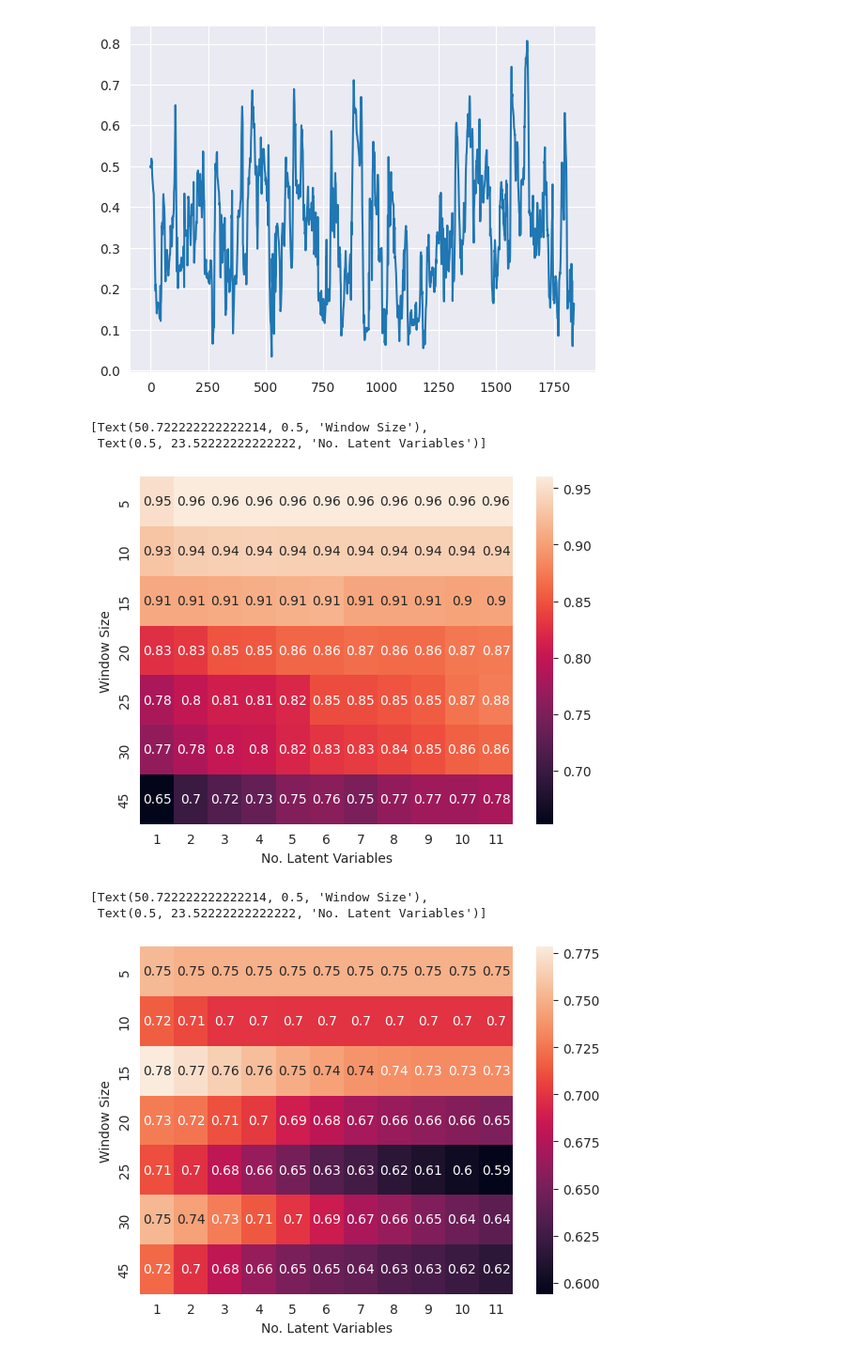
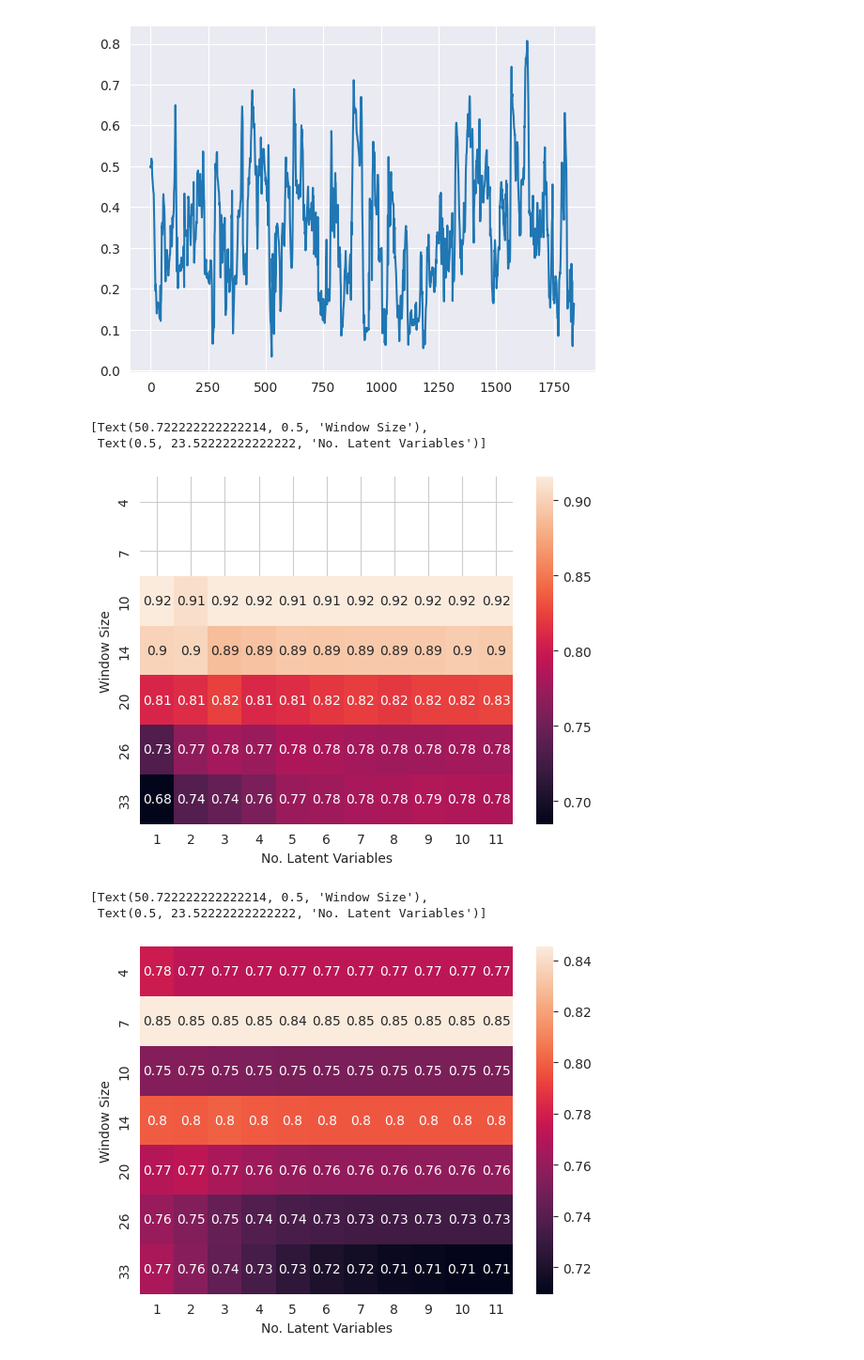
Before and after one commit to aminuldidar/ADAML-Project-Work, a Jupyter notebook: modeling.ipynb, the cells around one changed output. Shown at 94% size. Cells and saved outputs as stored; diff of their text form; code cells hidden in the pictures.

```diff
--- a/modeling.ipynb
+++ b/modeling.ipynb
@@ -59,11 +59,12 @@ included_rows2 = [df.index.get_loc(datetime.datetime(2017, 6, 15, 1, 0, 00)),
                     df.index.get_loc(datetime.datetime(2017, 7, 24, 0, 0, 00))]
 included_rows3 = [df.index.get_loc(datetime.datetime(2017, 8, 15, 1, 0, 00)),
                     df.index.get_loc(datetime.datetime(2017, 9, 10, 0, 0, 00))]
+excluded_rows1 = [17700, 19000]
 
 df_array = df.to_numpy()
 print(df_array.shape)
 
 models = []
 max_comp_num = 12
-windows = [5, 10, 15, 20, 25, 30, 45]
+windows = [4, 7, 10, 14, 20, 26, 33]
 # %% [output]
@@ -72,8 +73,8 @@ windows = [5, 10, 15, 20, 25, 30, 45]
 # %%
 # Find best window_size and num_of_components
 for window_size in progressbar.progressbar(windows):  # [10, 20, 30, ...]
-        # Division of data into training, test and test sets for the normal functioning times:
-        # about 70% for training, 15% for test, 15% for testing
+        # Division of data into training, validation and test sets for the normal functioning times:
+        # about 70% for training, 15% for validation, 15% for testing
         test_size = round(0.15 * window_size)
         test_start = '2017-04-23 20:00:00' # example start of test partition
         test_start = datetime.datetime.strptime(test_start, '%Y-%m-%d %H:%M:%S')
@@ -81,6 +82,7 @@ for window_size in progressbar.progressbar(windows):  # [10, 20, 30, ...]
         # Models with same window size (they all take the same windows, no need to get them multiple times...)
         models_one_win_size = [Model((window_size, i), [], [])
                                for i in range(1, max_comp_num)]
+        print("Start...")
         flag = 0
         iteration_count = 0
         row_number = df.index.get_loc(test_start)
@@ -96,20 +98,27 @@ for window_size in progressbar.progressbar(windows):  # [10, 20, 30, ...]
             training_X_start = row_number - round(0.85 * window_size)
 
             # Stay within included rows
-            if ((test_y_end <= included_rows1[1] and training_X_start >= included_rows1[0])
-            or (test_y_end <= included_rows2[1] and training_X_start >= included_rows2[0])
-            or (test_y_end <= included_rows3[1] and training_X_start >= included_rows3[0])):
+            if ((test_y_end <= included_rows1[1] and training_X_start - 2 >= included_rows1[0])
+                or (test_y_end <= included_rows2[1] and training_X_start - 2 >= included_rows2[0])
+                or (test_y_end <= included_rows3[1] and training_X_start - 2 >= included_rows3[0])) \
+            and (training_X_start - 2 > excluded_rows1[1] or test_y_end < excluded_rows1[0]):  # Error part of dataset exclude !!!
 
                 scaler = StandardScaler()
-                center_corr = np.mean(df_array[training_X_start:row_number-test_size, -1])
+                center_corr = np.mean(df_array[training_X_start+1:row_number+1, -1])
 
-                # Validation set
-                test_X = df_array[row_number-test_size:row_number,:-1]
-                test_y = df_array[row_number-test_size+1:row_number+1,-1] - center_corr
+                # Test set
+                test_X_lag1 = df_array[row_number:test_y_end-1,:-1]
+                test_X_lag2 = df_array[row_number-1:test_y_end-2,:-1]
+                test_X_lag3 = df_array[row_number-2:test_y_end-3,:-1]
+                test_X = np.hstack((test_X_lag1, test_X_lag2, test_X_lag3))
+                test_y = df_array[row_number+1:test_y_end,-1] - center_corr
 
                 # Training set
-                training_X = df_array[training_X_start:row_number-test_size,:-1]
-                training_y = df_array[training_X_start+1:row_number-test_size+1,-1] - center_corr
+                training_X_lag1 = df_array[training_X_start:row_number,:-1]
+                training_X_lag2 = df_array[training_X_start-1:row_number-1,:-1]
+                training_X_lag3 = df_array[training_X_start-2:row_number-2,:-1]
+                training_X = np.hstack((training_X_lag1, training_X_lag2, training_X_lag3))
+                training_y = df_array[training_X_start+1:row_number+1,-1] - center_corr
 
                 # TODO
                 # We should scale only X, correct?
@@ -147,7 +156,7 @@ for window_size in progressbar.progressbar(windows):  # [10, 20, 30, ...]
                 try:
                     model.model[-1].fit(train_win_X, train_win_y)
                 except Exception as e:
-                    # print(train_win_X, "\n", train_win_y, "\n", e)
+                    print(row_number) # , "\n", train_win_X, "\n", train_win_y, "\n", e)
                     continue
 
                 test_win_X = test_data[:, :-1]
@@ -213,30 +312,30 @@ model_loaded = load("10_2_model.joblib")
 from seaborn import heatmap
 from matplotlib.axes import Axes
 
-metrics = np.zeros((7, max_comp_num - 1))
+metrics = np.zeros((len(windows), max_comp_num - 1))
 for model in models:
     metric = np.array(model.test_metrics[2])
     metrics[windows.index(model.window_size), model.num_components - 1] = np.mean(metric[metric > 0])
 
-ax = heatmap(metrics, annot=True, xticklabels=range(1, 12), yticklabels=windows)
+ax = heatmap(metrics, annot=True, xticklabels=range(1, max_comp_num), yticklabels=windows)
 ax.set(ylabel="Window Size", xlabel="No. Latent Variables")
 # %% [output]
 [Text(50.722222222222214, 0.5, 'Window Size'),
  Text(0.5, 23.52222222222222, 'No. Latent Variables')]
-[figure, old version]
+[figure, new version]
 # %%
-metrics = np.zeros((7, max_comp_num - 1))
+metrics = np.zeros((len(windows), max_comp_num - 1))
 for model in models:
     metric = np.array(model.test_metrics[1])
     metric = metric[~np.isnan(metric)]
     metric = metric[metric >= 0.]
     metric = metric[metric <= 1.]
     metrics[windows.index(model.window_size), model.num_components - 1] = np.mean(metric)
 
-ax = heatmap(metrics, annot=True, xticklabels=range(1, 12), yticklabels=windows)
+ax = heatmap(metrics, annot=True, xticklabels=range(1, max_comp_num), yticklabels=windows)
 ax.set(ylabel="Window Size", xlabel="No. Latent Variables")
 # %% [output]
 [Text(50.722222222222214, 0.5, 'Window Size'),
  Text(0.5, 23.52222222222222, 'No. Latent Variables')]
-[figure, old version]
+[figure, new version]
 # %%
```
Also changed, not shown: parts of 7 cells of this notebook, 1 other file.
